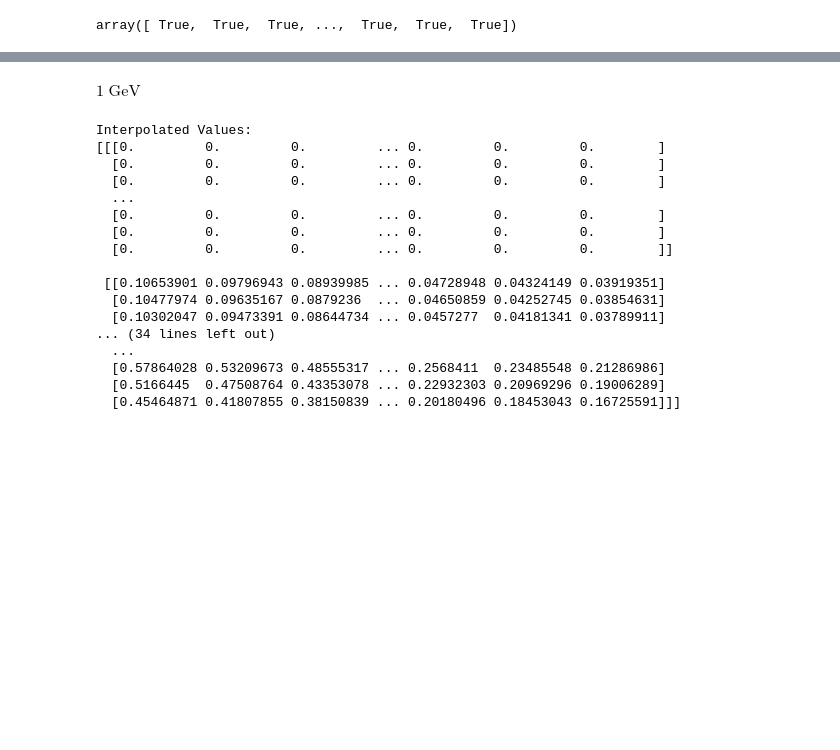
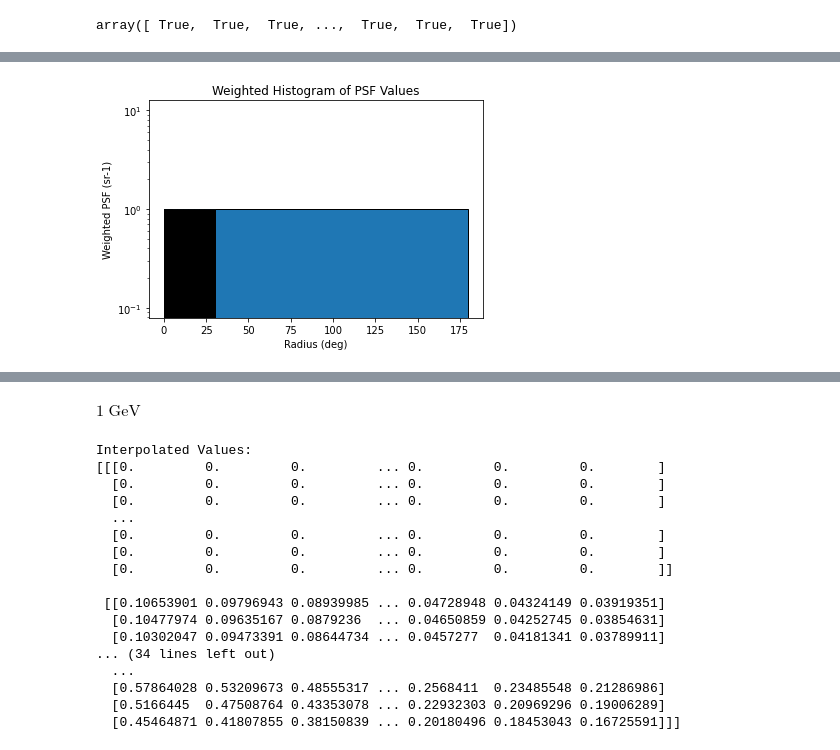
Before and after one commit to KM3NeT/km3irf, a Jupyter notebook: use_cases/psf_radius.ipynb, the cells around one changed output, grey strips where cells are left out. Saved outputs shown, nothing was run; the diff lists cells and outputs as text; code cells hidden in the pictures; blank space fills up the shorter version.

```diff
--- a/use_cases/psf_radius.ipynb
+++ b/use_cases/psf_radius.ipynb
@@ -113,0 +214,15 @@ array([ True,  True,  True, ...,  True,  True,  True])
+# %%
+fig, ax = plt.subplots()
+
+# Plot the histogram
+ax.hist(rad_C_deg.value, bins=rad_deg.value, weights=psf_value, edgecolor='black')
+# ax.hist(rad_C_deg.value, bins=rad_deg.value, edgecolor='black')
+
+ax.set_yscale("log")
+ax.set_xlabel("Radius (deg)")
+ax.set_ylabel("Weighted PSF (sr-1)")
+ax.set_title("Weighted Histogram of PSF Values")
+
+plt.show()
+# %% [output]
+[figure, added]
```
Also changed, not shown: parts of 21 cells of this notebook, 3 other files.
